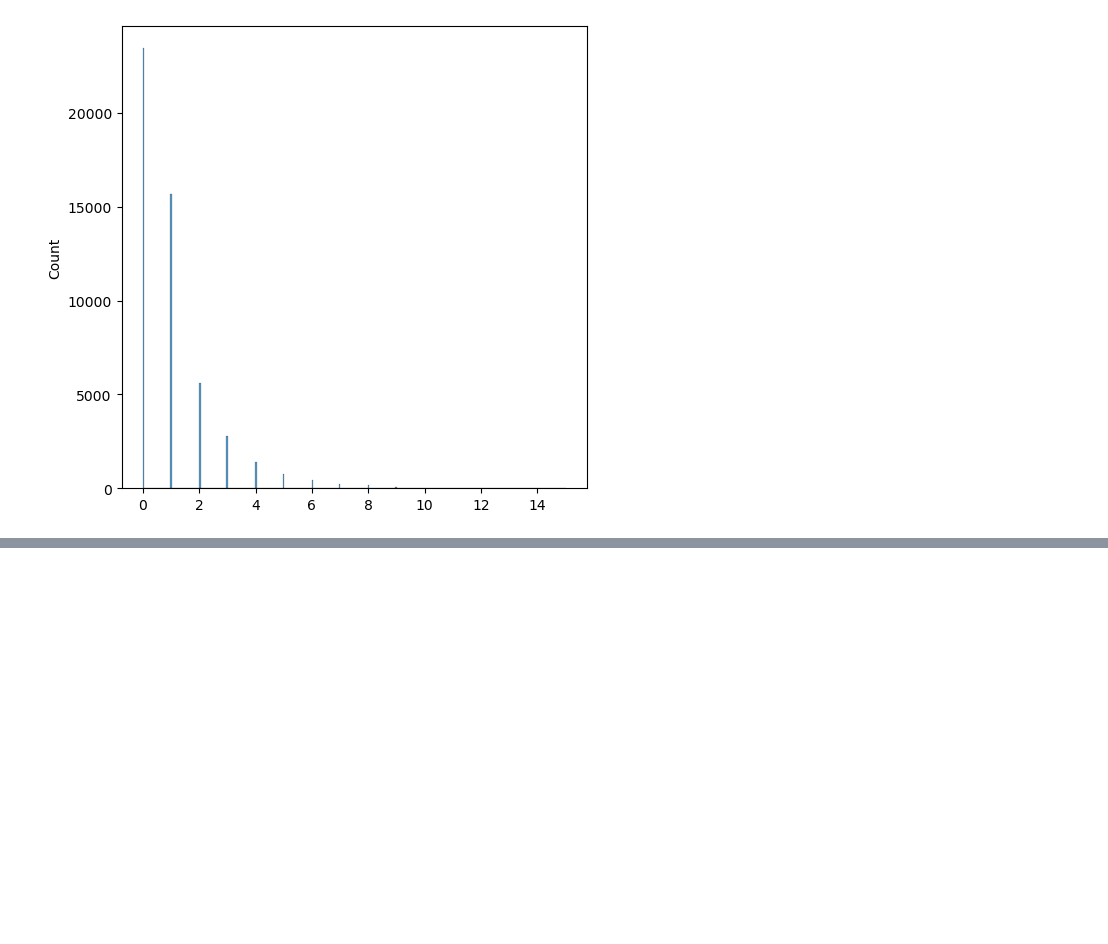
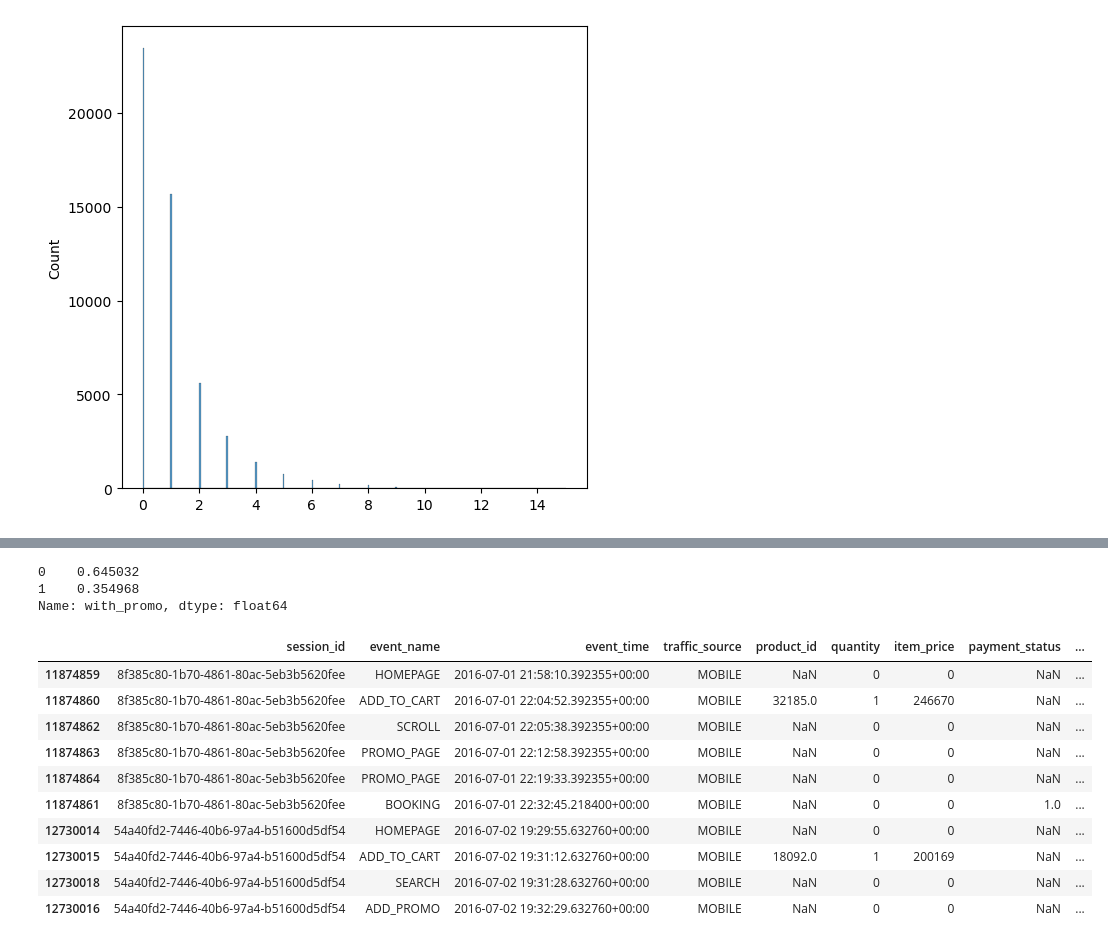
Before and after one commit to NARAEIM/tp2-da, a Jupyter notebook: tp2_da_hyunjune.ipynb, the cells around one changed output, grey strips where cells are left out. Drawn from its saved outputs; the diff is of its cells as text; code cells hidden in the pictures; blank space fills up the shorter version.

```diff
--- a/tp2_da_hyunjune.ipynb
+++ b/tp2_da_hyunjune.ipynb
@@ -435,0 +592,22 @@ plt.show()
+# %%
+# 프로모션 -> booking id 고려해서 다시 짜기
+transaction_new[transaction_new['customer_id'].isin(purchase_cnt[(purchase_cnt <= 1)].index)].with_promo.value_counts(normalize=True)
+# %% [output]
+0    0.645032
+1    0.354968
+Name: with_promo, dtype: float64
+# %%
+click_purchase_1 = click_stream_new[click_stream_new['session_id'].isin(trans_purchase_1['session_id'])]
+click_purchase_1.head(10)
+# %% [output]
+|  | session_id | event_name | event_time | traffic_source | product_id | quantity | item_price | payment_status | ... |
+| 11874859 | 8f385c80-1b70-4861-80ac-5eb3b5620fee | HOMEPAGE | 2016-07-01 21:58:10.392355+00:00 | MOBILE | NaN | 0 | 0 | NaN | ... |
+| 11874860 | 8f385c80-1b70-4861-80ac-5eb3b5620fee | ADD_TO_CART | 2016-07-01 22:04:52.392355+00:00 | MOBILE | 32185.0 | 1 | 246670 | NaN | ... |
+| 11874862 | 8f385c80-1b70-4861-80ac-5eb3b5620fee | SCROLL | 2016-07-01 22:05:38.392355+00:00 | MOBILE | NaN | 0 | 0 | NaN | ... |
+| 11874863 | 8f385c80-1b70-4861-80ac-5eb3b5620fee | PROMO_PAGE | 2016-07-01 22:12:58.392355+00:00 | MOBILE | NaN | 0 | 0 | NaN | ... |
+| 11874864 | 8f385c80-1b70-4861-80ac-5eb3b5620fee | PROMO_PAGE | 2016-07-01 22:19:33.392355+00:00 | MOBILE | NaN | 0 | 0 | NaN | ... |
+| 11874861 | 8f385c80-1b70-4861-80ac-5eb3b5620fee | BOOKING | 2016-07-01 22:32:45.218400+00:00 | MOBILE | NaN | 0 | 0 | 1.0 | ... |
+| 12730014 | 54a40fd2-7446-40b6-97a4-b51600d5df54 | HOMEPAGE | 2016-07-02 19:29:55.632760+00:00 | MOBILE | NaN | 0 | 0 | NaN | ... |
+| 12730015 | 54a40fd2-7446-40b6-97a4-b51600d5df54 | ADD_TO_CART | 2016-07-02 19:31:12.632760+00:00 | MOBILE | 18092.0 | 1 | 200169 | NaN | ... |
+| 12730018 | 54a40fd2-7446-40b6-97a4-b51600d5df54 | SEARCH | 2016-07-02 19:31:28.632760+00:00 | MOBILE | NaN | 0 | 0 | NaN | ... |
+| 12730016 | 54a40fd2-7446-40b6-97a4-b51600d5df54 | ADD_PROMO | 2016-07-02 19:32:29.632760+00:00 | MOBILE | NaN | 0 | 0 | NaN | ... |
```
Also changed, not shown: parts of 22 cells of this notebook.
